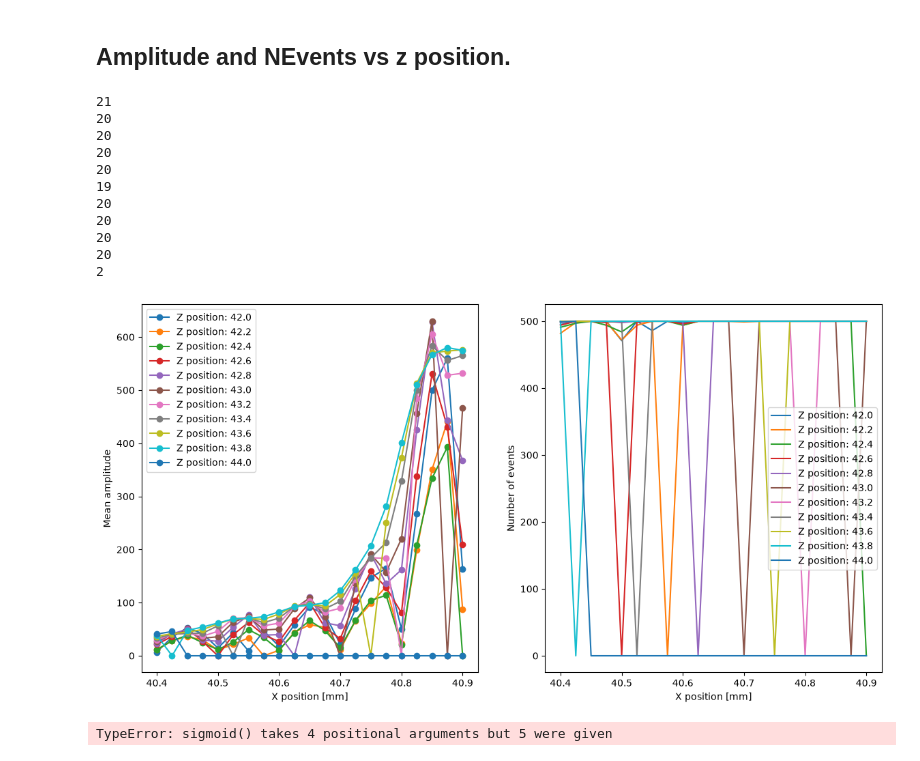
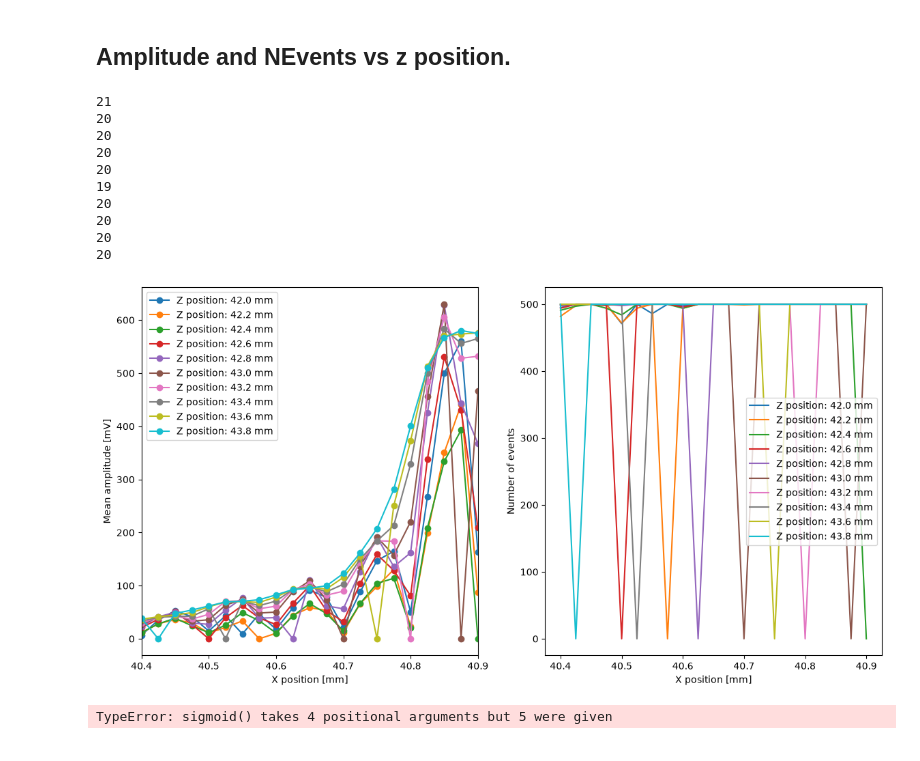
Before and after one commit to arhayrap/3D_sensors, a Jupyter notebook: investigations/ZScan_IR/EclipseOnTheEdge.ipynb, the cells around one changed output. Cells and saved outputs as stored; diff of their text form; code cells hidden in the pictures.

```diff
--- a/investigations/ZScan_IR/EclipseOnTheEdge.ipynb
+++ b/investigations/ZScan_IR/EclipseOnTheEdge.ipynb
@@ -187,6 +187,7 @@ size = 7
 fig, ax = plt.subplots(rows, cols, figsize = (size*cols, size*rows))
 # Z_range = [50.0, 50.8]
 for z_i, z in enumerate(Z_range):
+    if z == 44.0: continue
     mean_amps = []
     n_events = []
     for x_i, x in enumerate(X_range):
@@ -214,41 +215,41 @@ for z_i, z in enumerate(Z_range):
     # print(X_range[mean_amps != 0])
     # print(mean_amps[mean_amps != 0])
     X_mask = (X_range >= 0) # (X_range >= 40.8) # & (X_range < 40.86)
-    ax[0].plot(X_range[X_mask], mean_amps, label = f"Z position: {z}", marker = "o")
+    ax[0].plot(X_range[X_mask], mean_amps, label = f"Z position: {z} mm", marker = "o")
     ax[0].set_xlabel("X position [mm]")
-    ax[0].set_ylabel("Mean amplitude")
+    ax[0].set_ylabel("Mean amplitude [mV]")
     # ax[0].set_ylim(5, 30)
     # ax[0].set_xlim(40.7, 40.9)
 
     # try:
     mask = (mean_amps != 0) #  & (mean_amps > 41.4) & (mean_amps < 41.7)
     print(np.sum(mask))
     if (np.sum(mask) == 0): continue
     # params = curve_fit(sigmoid, X_range[X_mask][mask], mean_amps[mask], p0 = (np.max(mean_amps[mask]), np.mean(X_range), 10))
     # sigmoid_y = [sigmoid(i, params[0][0], params[0][1], params[0][2]) for i in X_range[X_mask]]
     # print(sigmoid_y)
     # ax[0].plot(X_range[X_mask], sigmoid_y, label = f"Z position: {z}, sigmoid params: {np.round(params[0][0], 3)}, {np.round(params[0][1], 3)}, {np.round(params[0][2], 3)}")
+    ax[0].set_xlim(40.4, 40.9)
     ax[0].legend()
 
-    ax[1].plot(X_range[X_mask], n_events, label = f"Z position: {z}")
+    ax[1].plot(X_range[X_mask], n_events, label = f"Z position: {z} mm")
     ax[1].set_xlabel("X position [mm]")
     ax[1].set_ylabel("Number of events")
 
     plt.legend()
 plt.show()
 # %% [output]
 21
 20
 20
 20
 20
 19
 20
 20
 20
 20
-2
-[figure, old version]
+[figure, new version]
 # %%
 x_arr = np.linspace(41.4, 41.7, 100)
 y_arr = sigmoid(x_arr, 40, 7, 41.55, 15)
```
Also changed, not shown: 56 other files.
